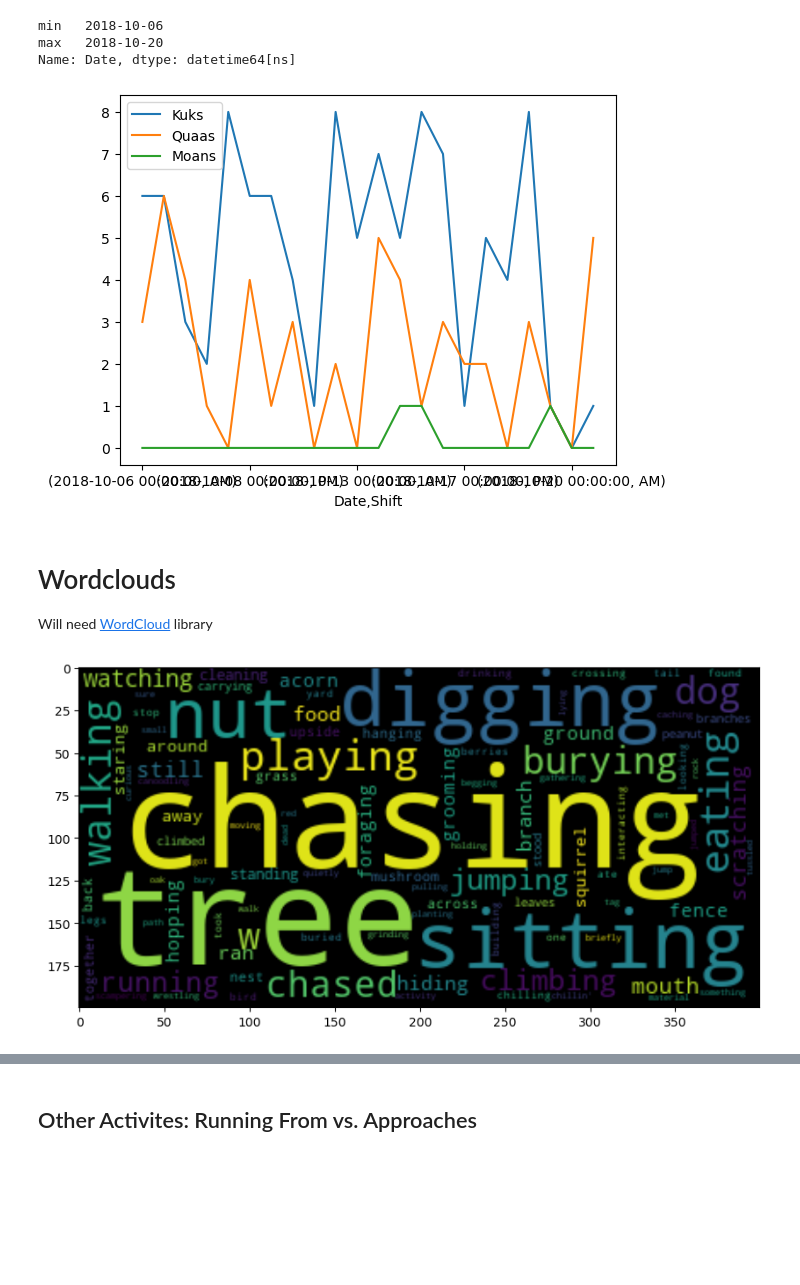
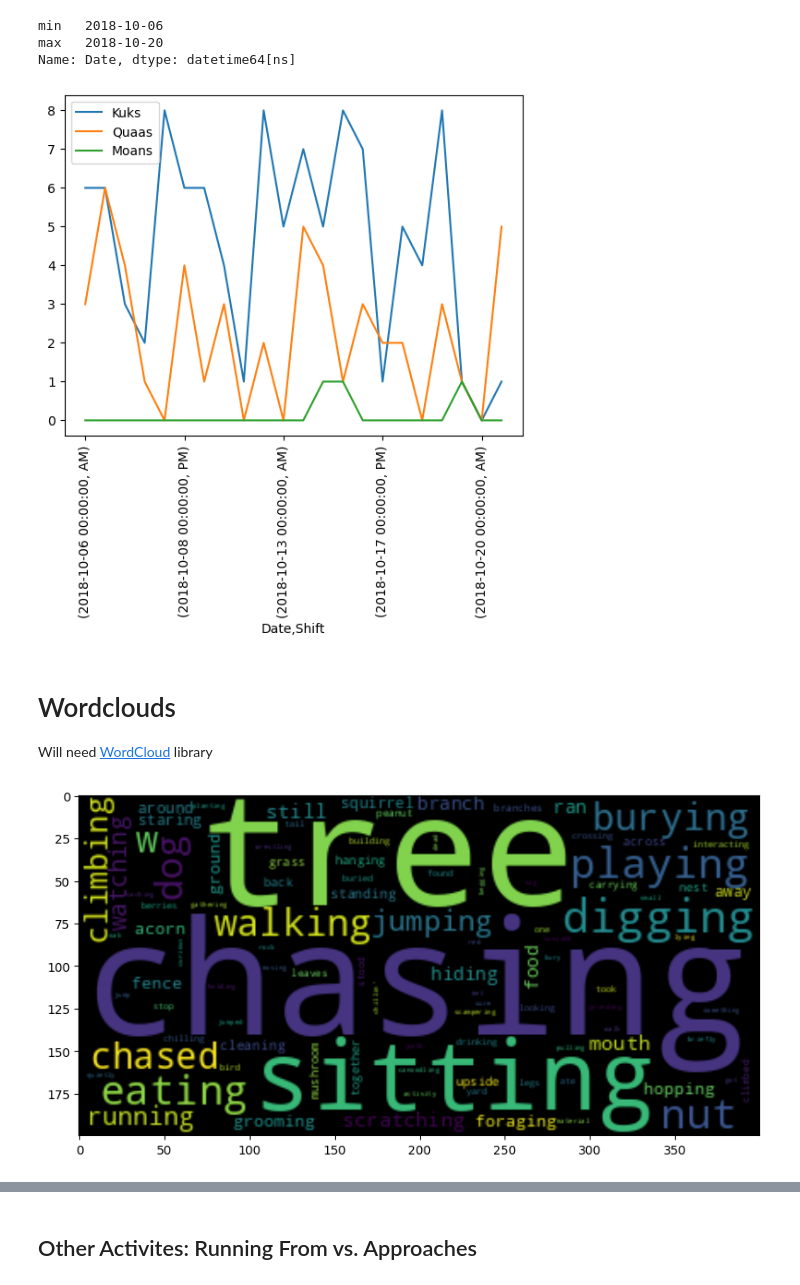
Before and after one commit to DataDisco/w01_squirrels, a Jupyter notebook: squirrel-poems.ipynb, the cells around one changed output, grey strips where cells are left out. Cells and saved outputs as stored; diff of their text form; code cells hidden in the pictures; blank space fills up the shorter version.

```diff
--- a/squirrel-poems.ipynb
+++ b/squirrel-poems.ipynb
@@ -5,7 +5,7 @@ import seaborn as sns
 import matplotlib.pyplot as plt
 import random
 
-data = pd.read_csv('../data/2018_Central_Park_Squirrel_Census_-_Squirrel_Data.csv')
+data = pd.read_csv('Squirrel_Data.csv')
 data.head()
 # %% [output]
 |  | X | Y | Unique Squirrel ID | Hectare | Shift | Date | Hectare Squirrel Number | Age | ... |
@@ -183,9 +183,9 @@ max   2018-10-20
 Name: Date, dtype: datetime64[ns]
 # %%
 # Chart sounds over time (need to clean up x-ticks)
-data.groupby(['Date', 'Shift'])[['Kuks', 'Quaas', 'Moans']].sum().plot(kind='line');
+data.groupby(['Date', 'Shift'])[['Kuks', 'Quaas', 'Moans']].sum().plot(kind='line', rot=90);
 # %% [output]
-[figure, old version]
+[figure, new version]
 # %% [markdown]
 # Wordclouds
 Will need [WordCloud](https://amueller.github.io/word_cloud/) library
@@ -202,7 +202,7 @@ wc = WordCloud(
 
 plt.imshow(wc, interpolation='bilinear');
 # %% [output]
-[figure, old version]
+[figure, new version]
 # %%
 colors_str = ' '.join(data['Color notes'].dropna().astype('str'))
 
```
Also changed, not shown: parts of 9 cells of this notebook, 4 other files.
